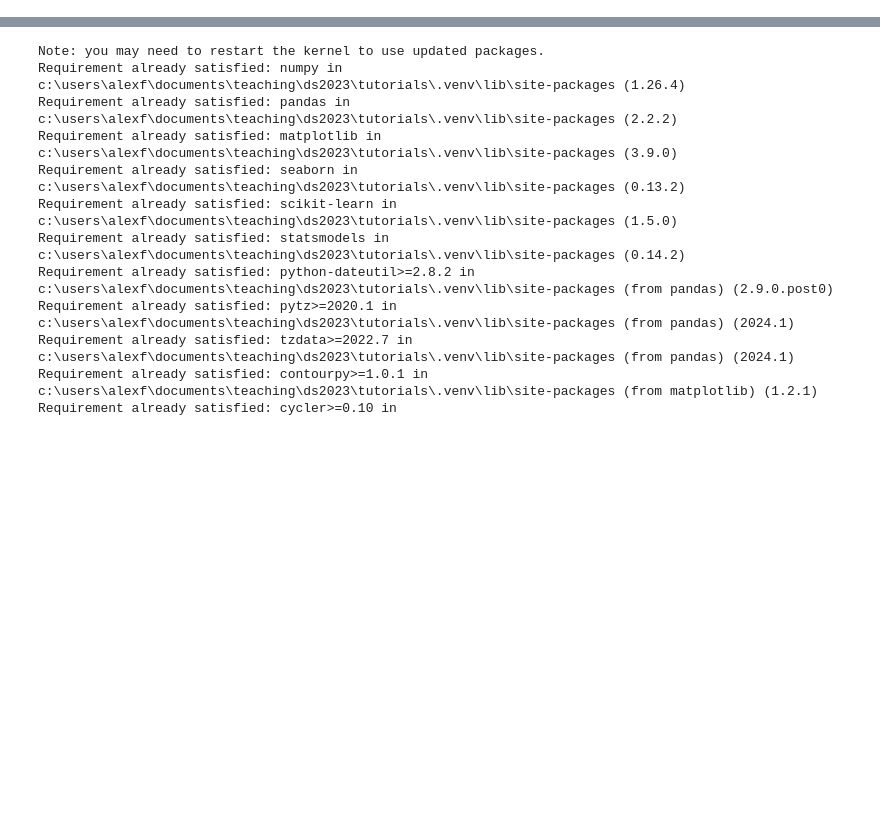
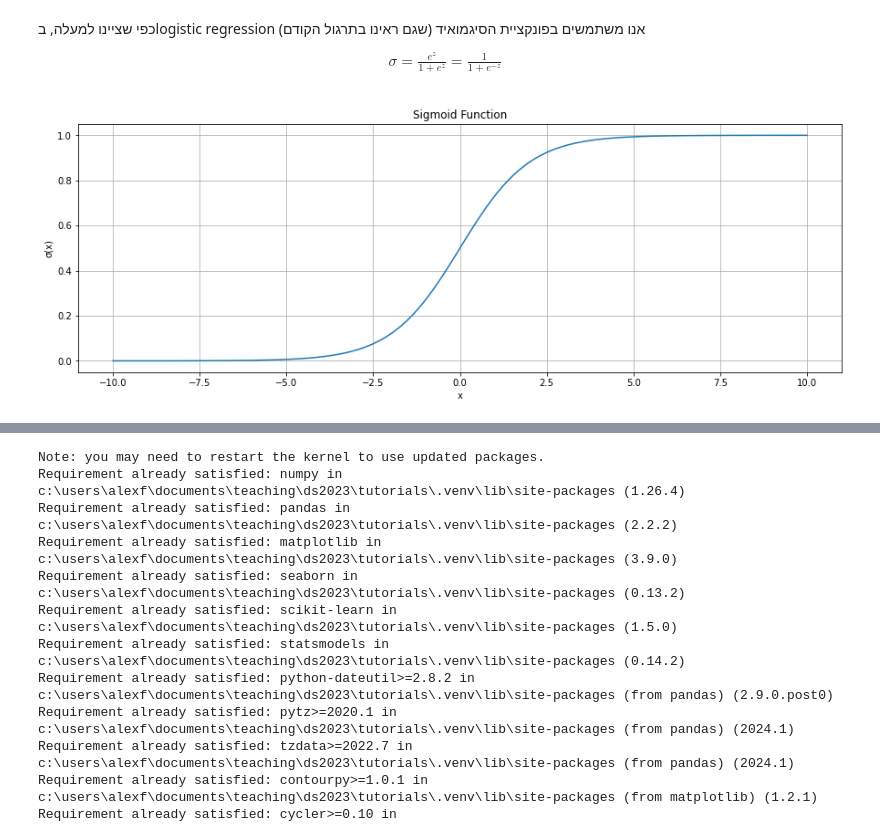
Before and after one commit to ronmoneta-tau/Intro_DS, a Jupyter notebook: TA4/Tutorial6_classify1_LR.ipynb, the cells around one changed output, grey strips where cells are left out. Cells and saved outputs as stored; diff of their text form; code cells hidden in the pictures; blank space fills up the shorter version.

```diff
--- a/TA4/Tutorial6_classify1_LR.ipynb
+++ b/TA4/Tutorial6_classify1_LR.ipynb
@@ -0,0 +230,24 @@
+# %% [markdown]
+<div dir=rtl>
+כפי שציינו למעלה, בlogistic regression אנו משתמשים בפונקציית הסיגמואיד (שגם ראינו בתרגול הקודם)
+</div>
+
+\begin{align}
+\sigma=\frac{e^z}{1+e^z} = \frac{1}{1+e^{-z}}
+\end{align}
+# %%
+import numpy as np
+import matplotlib.pyplot as plt
+
+x = np.linspace(-10, 10, 100)
+sigmoid = 1 / (1 + np.exp(-x))
+
+plt.figure(figsize=(15,5))
+plt.plot(x, sigmoid)
+plt.grid(True)
+plt.title('Sigmoid Function')
+plt.xlabel('x')
+plt.ylabel('σ(x)')
+plt.show()
+# %% [output]
+[figure, added]
```
Also changed, not shown: parts of 21 cells of this notebook.
